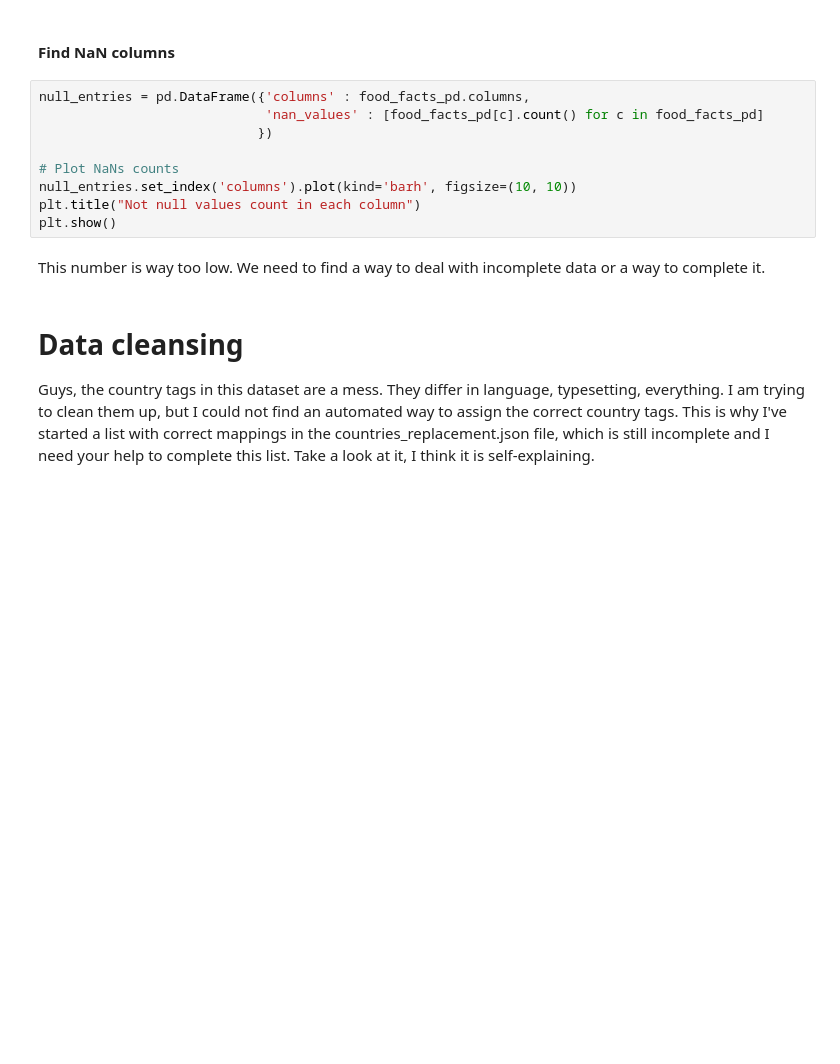
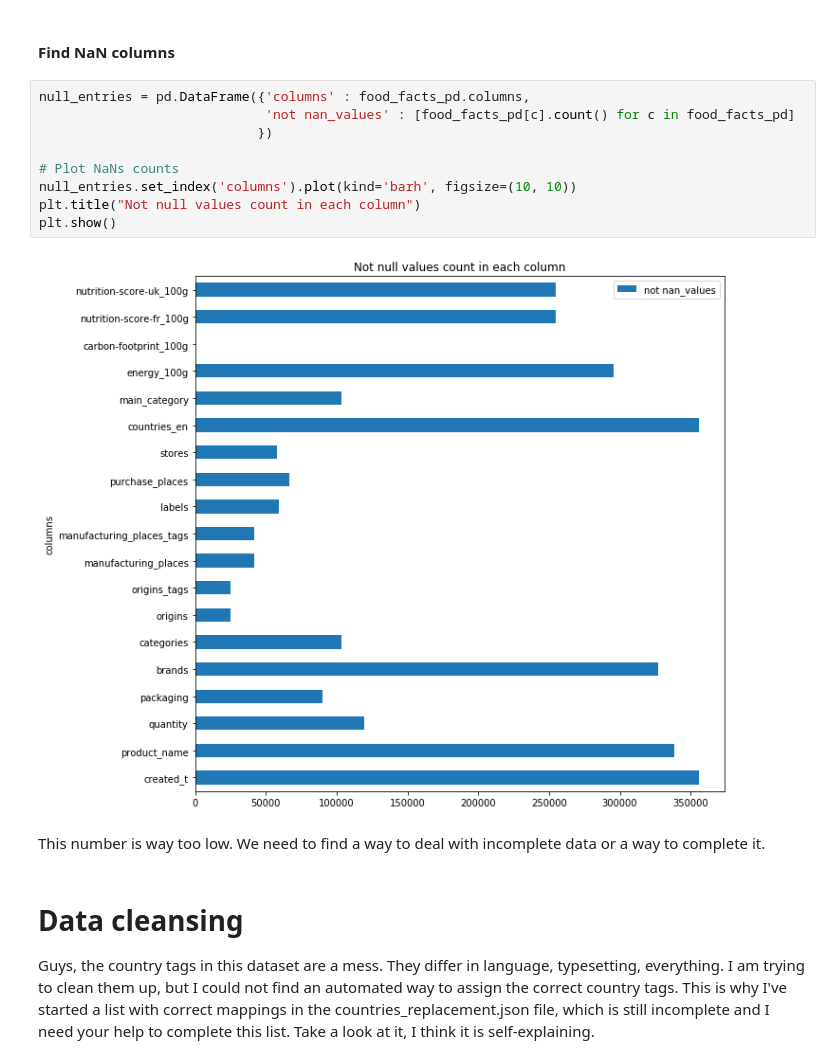
Before and after one commit to RedHotDataProject/Project_ADA, a Jupyter notebook: Open Food Facts - Explore data.ipynb, the cells around one changed output. Drawn from its saved outputs; the diff is of its cells as text; blank space fills up the shorter version.

```diff
--- a/Open Food Facts - Explore data.ipynb
+++ b/Open Food Facts - Explore data.ipynb
@@ -48,13 +56,15 @@ food_facts_pd = pd.read_csv(open_food_facts_csv_file,
 #### Find NaN columns
 # %%
 null_entries = pd.DataFrame({'columns' : food_facts_pd.columns,
-                             'nan_values' : [food_facts_pd[c].count() for c in food_facts_pd]
+                             'not nan_values' : [food_facts_pd[c].count() for c in food_facts_pd]
                             })
 
 # Plot NaNs counts
 null_entries.set_index('columns').plot(kind='barh', figsize=(10, 10))
 plt.title("Not null values count in each column")
 plt.show()
+# %% [output]
+[figure, added]
 # %% [markdown]
 This number is way too low. We need to find a way to deal with incomplete data or a way to complete it.
 # %% [markdown]
```
Also changed, not shown: parts of 13 cells of this notebook, 1 other file.
